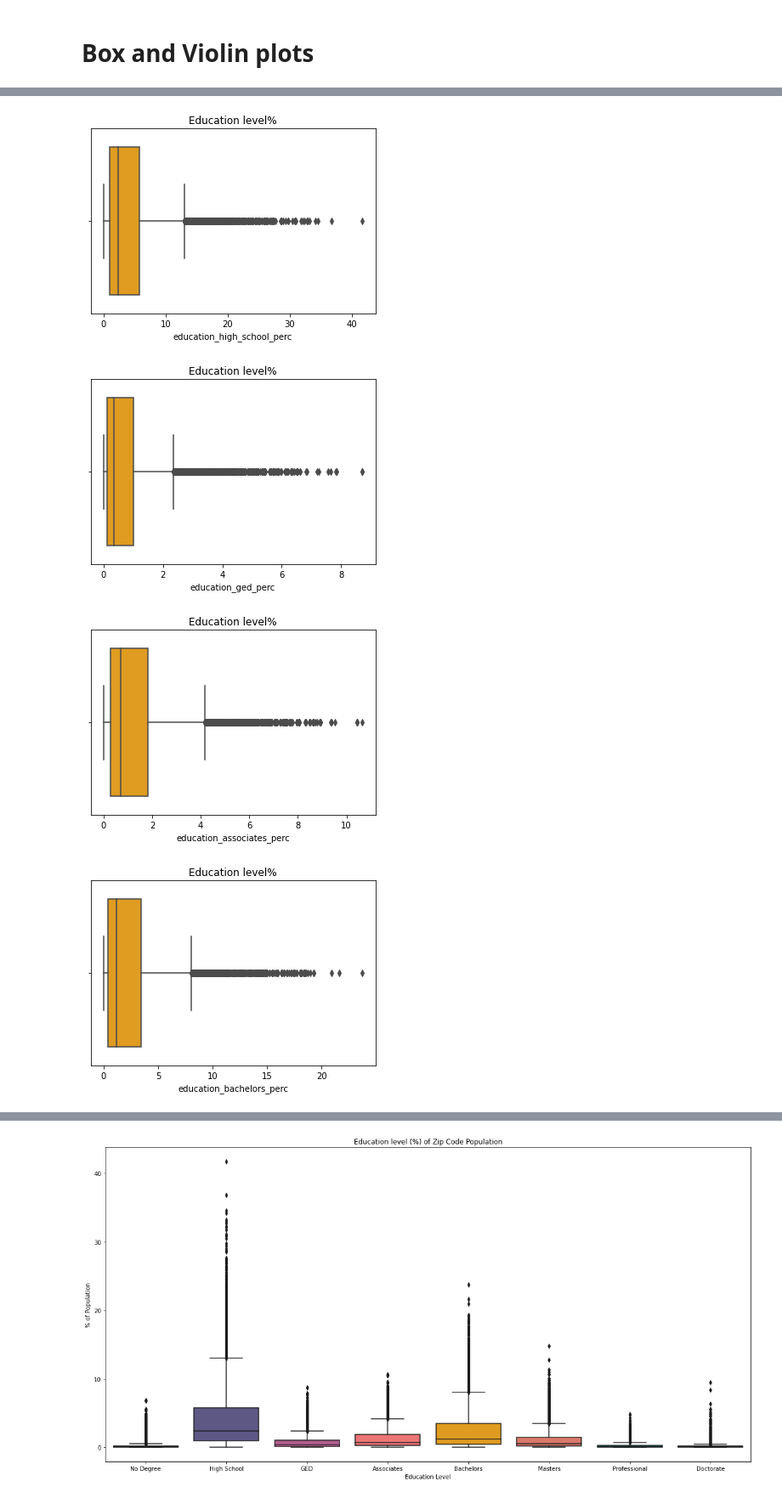
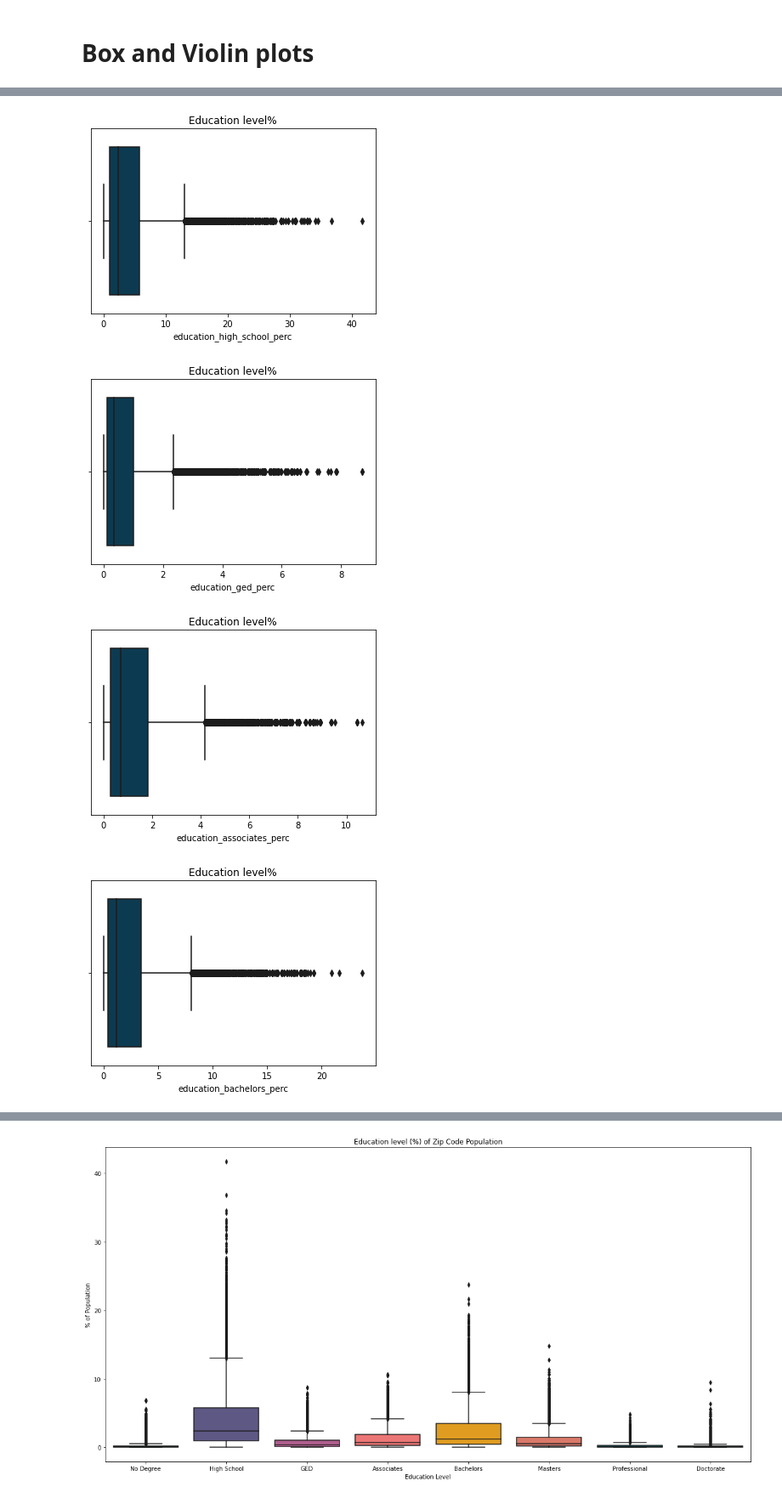
Before and after one commit to alvessab/smu_project1_libraries, a Jupyter notebook: Analysis education v registered users.ipynb, the cells around one changed output, grey strips where cells are left out. Shown at 85% size. Cells and saved outputs as stored; diff of their text form; code cells hidden in the pictures.

```diff
--- a/Analysis education v registered users.ipynb
+++ b/Analysis education v registered users.ipynb
@@ -390,7 +390,7 @@ for per in percentages:
 
 
 for perc in percentages:
-    ax = sns.boxplot(x=perc, data=df, color="#FFA600")
+    ax = sns.boxplot(x=perc, data=df, color="#003F5C")
 
     plt.title("Education level%")
 
@@ -401,4 +401,4 @@ for perc in percentages:
-[figure, old version]
+[figure, new version]
-[figure, old version]
+[figure, new version]
-[figure, old version]
+[figure, new version]
-[figure, old version]
+[figure, new version]
```
Also changed, not shown: parts of 2 cells of this notebook.
